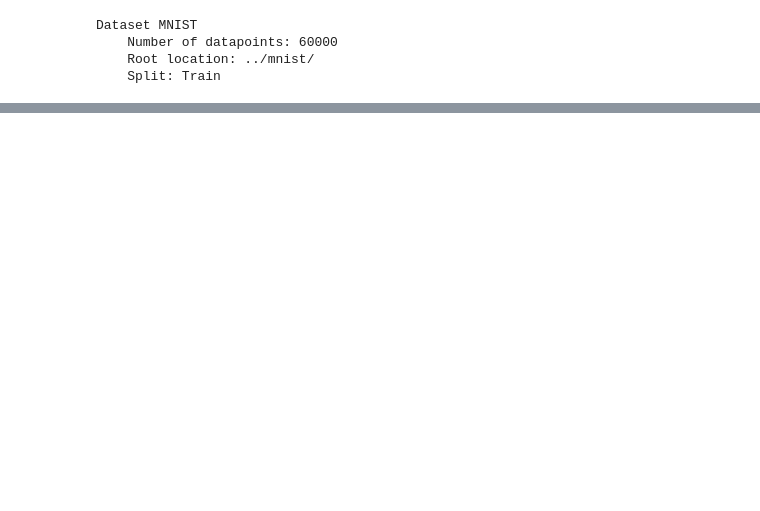
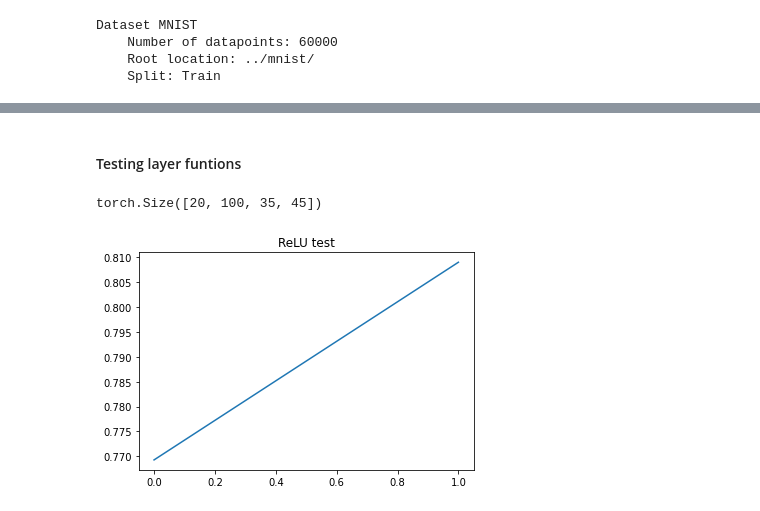
Before and after one commit to beamaia/neural-network-studies, a Jupyter notebook: intro_resnet/kaggle_resnet_for_mnist.ipynb, the cells around one changed output, grey strips where cells are left out. Cells and saved outputs as stored; diff of their text form; code cells hidden in the pictures; blank space fills up the shorter version.

```diff
--- a/intro_resnet/kaggle_resnet_for_mnist.ipynb
+++ b/intro_resnet/kaggle_resnet_for_mnist.ipynb
@@ -40,0 +172,21 @@ torch.float32
+# %% [markdown]
+#### Testing layer funtions
+# %%
+# BatchNorm2d doc's example
+m = nn.BatchNorm2d(100)
+inputs = torch.randn(20, 100, 35, 45)
+output = m(inputs)
+output.shape
+# %% [output]
+torch.Size([20, 100, 35, 45])
+# %%
+# ReLU doc's exemples
+
+m = nn.ReLU()
+inputs = torch.randn(2)
+output = m(inputs)
+plt.plot(output)
+plt.title("ReLU test")
+plt.show()
+# %% [output]
+[figure, added]
```
Also changed, not shown: parts of 37 cells of this notebook.
